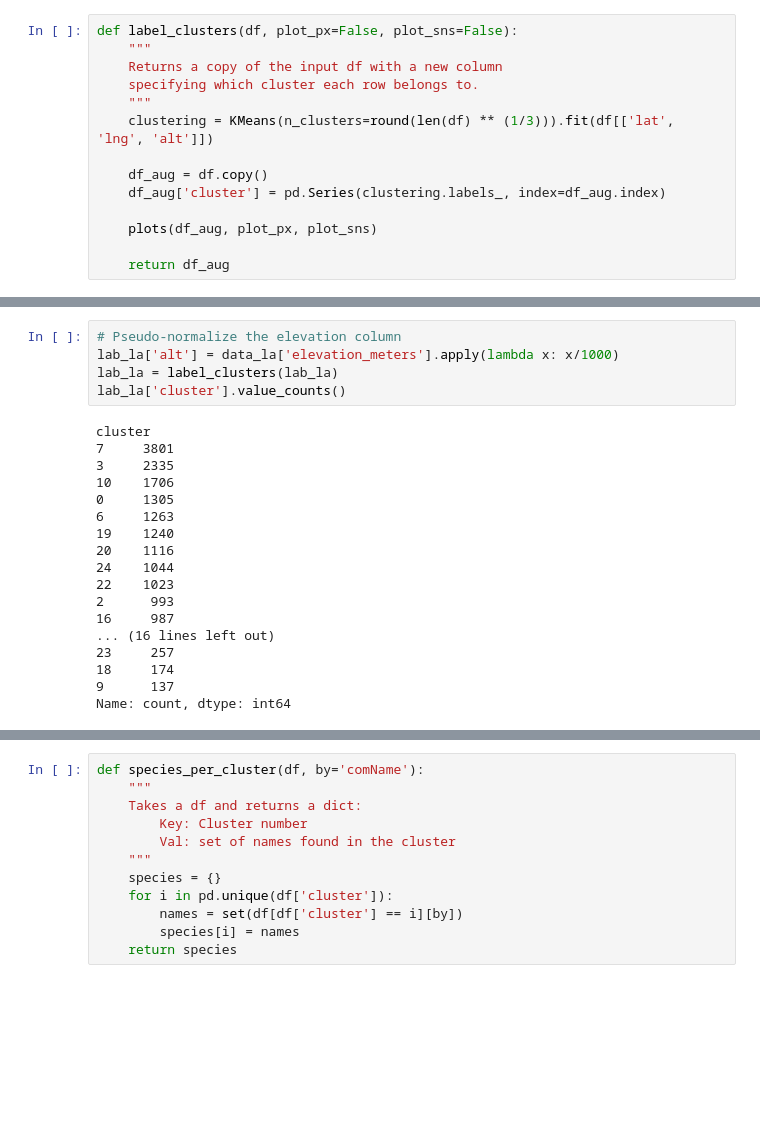
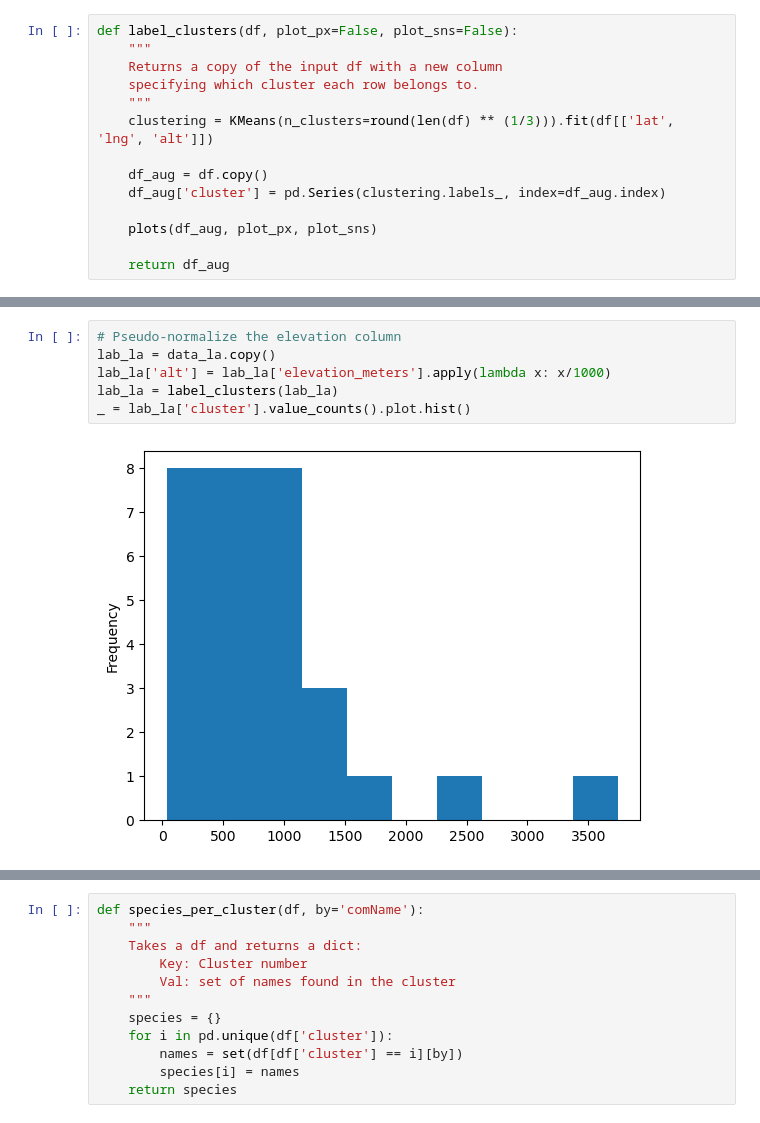
Before and after one commit to ethanyang-sjsu/Cmpe257-bird-transplant, a Jupyter notebook: sb/sb06_kmeanstest.ipynb, the cells around one changed output, grey strips where cells are left out. Cells and saved outputs as stored; diff of their text form; blank space fills up the shorter version.

```diff
--- a/sb/sb06_kmeanstest.ipynb
+++ b/sb/sb06_kmeanstest.ipynb
@@ -117,25 +72,10 @@ Name: count, dtype: int64
 # %%
 # Pseudo-normalize the elevation column
-lab_la['alt'] = data_la['elevation_meters'].apply(lambda x: x/1000)
+lab_la = data_la.copy()
+lab_la['alt'] = lab_la['elevation_meters'].apply(lambda x: x/1000)
 lab_la = label_clusters(lab_la)
-lab_la['cluster'].value_counts()
+_ = lab_la['cluster'].value_counts().plot.hist()
 # %% [output]
-cluster
-7     3801
-3     2335
-10    1706
-0     1305
-6     1263
-19    1240
-20    1116
-24    1044
-22    1023
-2      993
-16     987
-... (16 lines left out)
-23     257
-18     174
-9      137
-Name: count, dtype: int64
+[figure, added]
 # %%
 # Pseudo-normalize the elevation column
```
Also changed, not shown: parts of 8 cells of this notebook, 1 other file.
